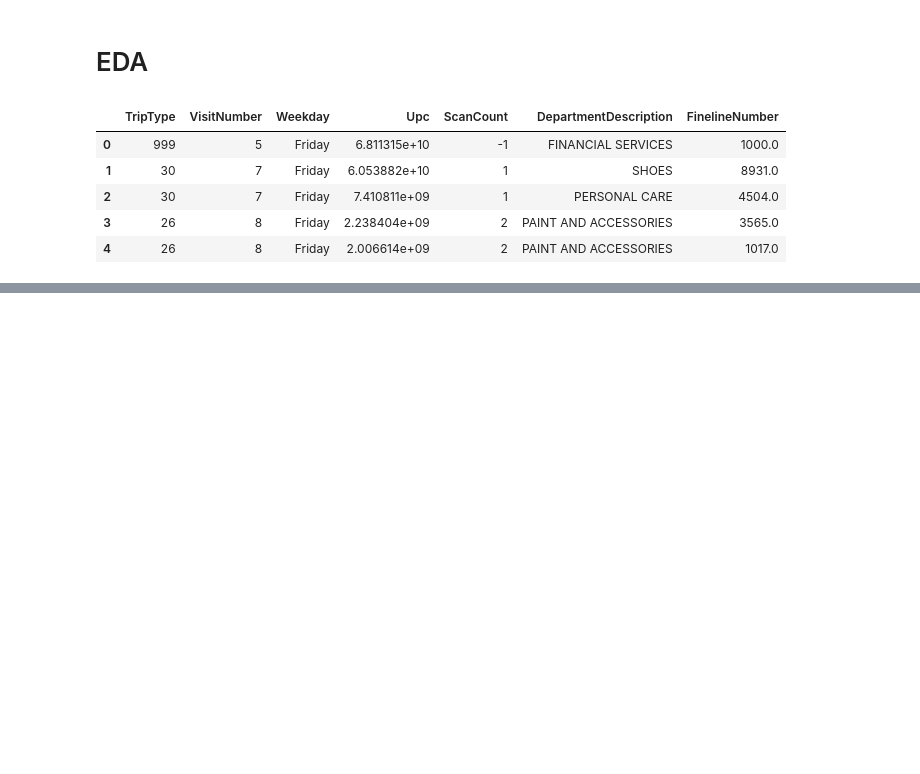
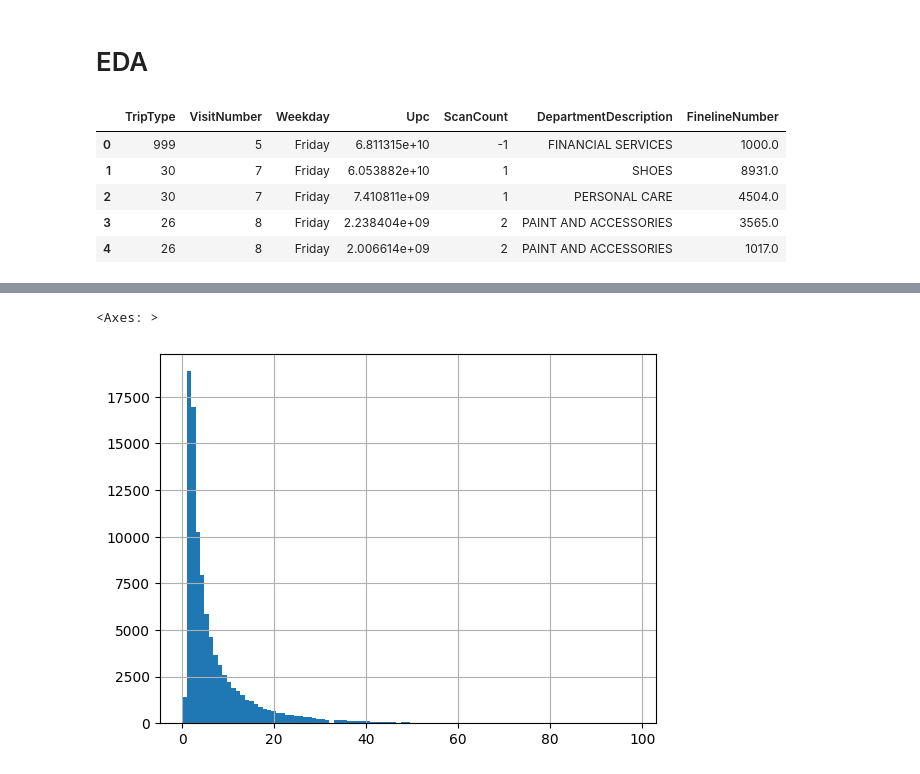
Before and after one commit to annahanslc/walmart-trip-type, a Jupyter notebook: eda/eda1.ipynb, the cells around one changed output, grey strips where cells are left out. Cells and saved outputs as stored; diff of their text form; code cells hidden in the pictures; blank space fills up the shorter version.

```diff
--- a/eda/eda1.ipynb
+++ b/eda/eda1.ipynb
@@ -21,0 +162,6 @@ df.head()
+# %%
+# Plot the distribution of number of unique items per trip (under 75 items due to outliers)
+num_unique_items[num_unique_items['Upc'] < 100]['Upc'].hist(bins=101)
+# %% [output]
+<Axes: >
+[figure, added]
```
Also changed, not shown: parts of 26 cells of this notebook.
